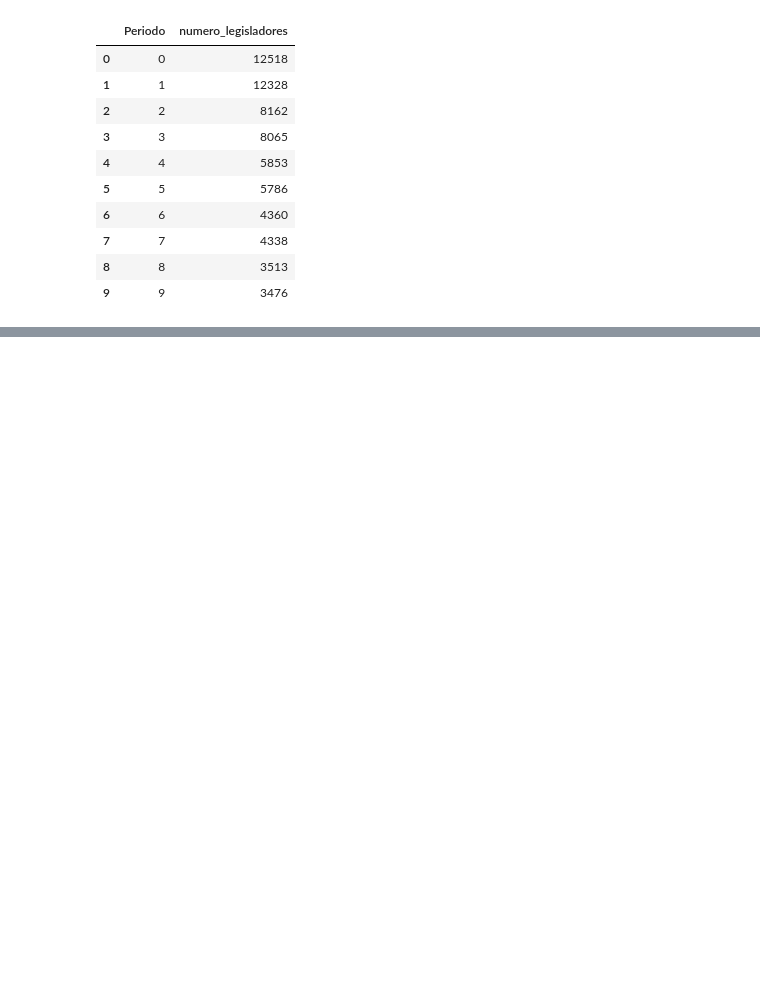
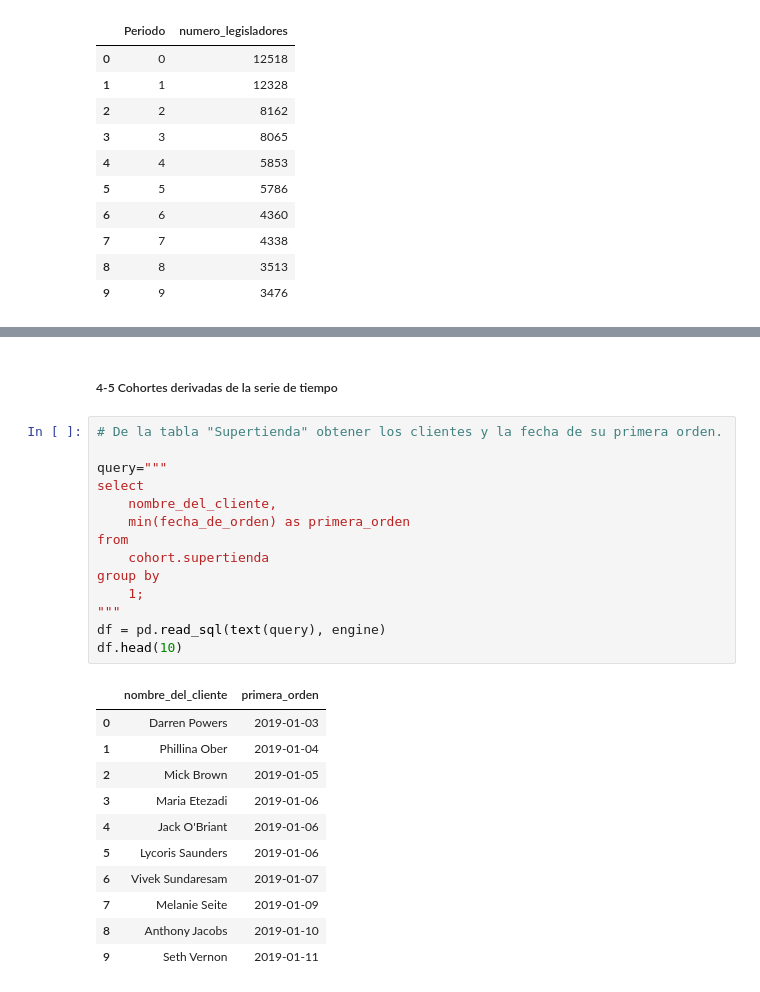
Before and after one commit to user14721068/SQL, a Jupyter notebook: 4 Análisis de Cohorte.ipynb, the cells around one changed output, grey strips where cells are left out. Cells and saved outputs as stored; diff of their text form; blank space fills up the shorter version.

```diff
--- a/4 Análisis de Cohorte.ipynb
+++ b/4 Análisis de Cohorte.ipynb
@@ -444,0 +504,28 @@ df.head(10)
+# %% [markdown]
+##### 4-5 Cohortes derivadas de la serie de tiempo
+# %%
+# De la tabla "Supertienda" obtener los clientes y la fecha de su primera orden.
+
+query="""
+select
+    nombre_del_cliente,
+    min(fecha_de_orden) as primera_orden
+from
+    cohort.supertienda
+group by
+    1;
+"""
+df = pd.read_sql(text(query), engine)
+df.head(10)
+# %% [output]
+|  | nombre_del_cliente | primera_orden |
+| 0 | Darren Powers | 2019-01-03 |
+| 1 | Phillina Ober | 2019-01-04 |
+| 2 | Mick Brown | 2019-01-05 |
+| 3 | Maria Etezadi | 2019-01-06 |
+| 4 | Jack O'Briant | 2019-01-06 |
+| 5 | Lycoris Saunders | 2019-01-06 |
+| 6 | Vivek Sundaresam | 2019-01-07 |
+| 7 | Melanie Seite | 2019-01-09 |
+| 8 | Anthony Jacobs | 2019-01-10 |
+| 9 | Seth Vernon | 2019-01-11 |
```
Also changed, not shown: parts of 3 cells of this notebook.
